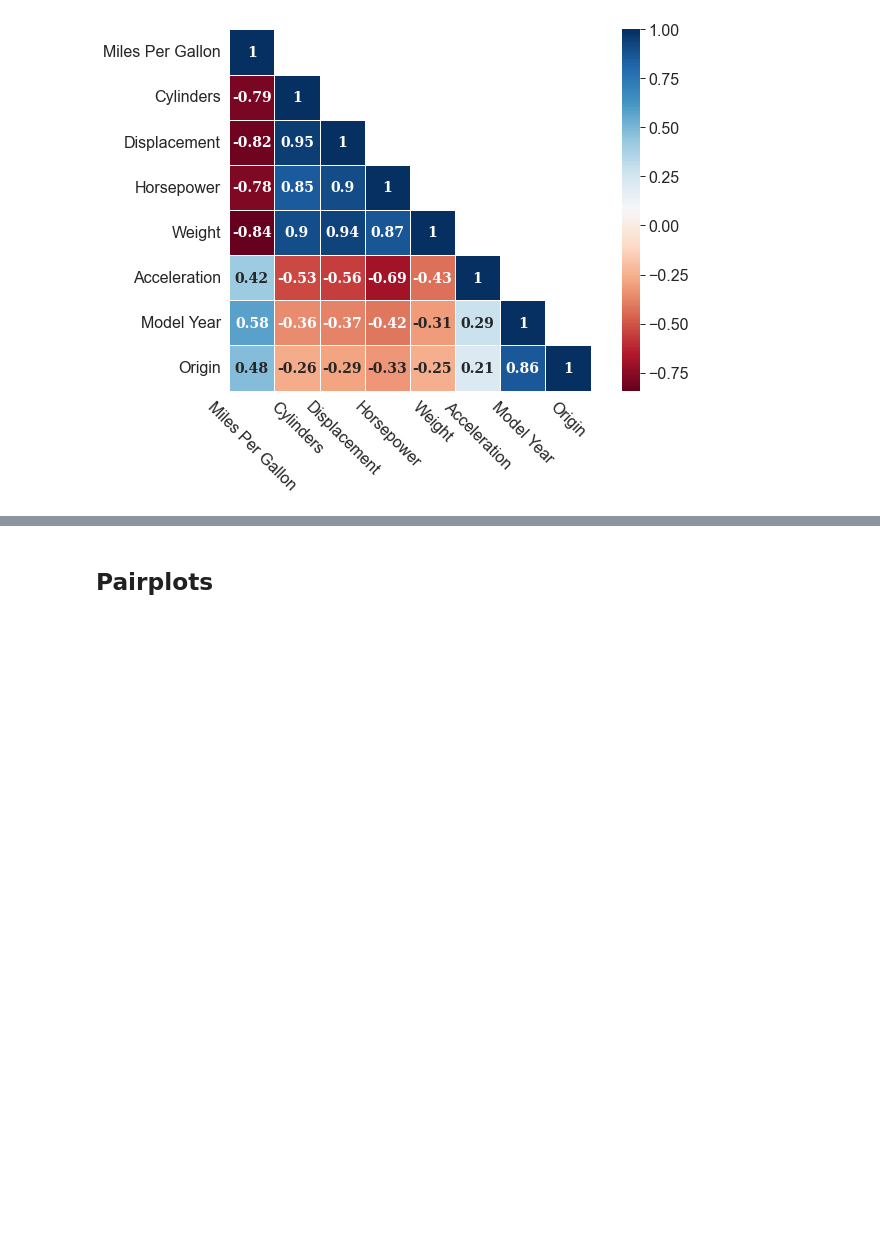
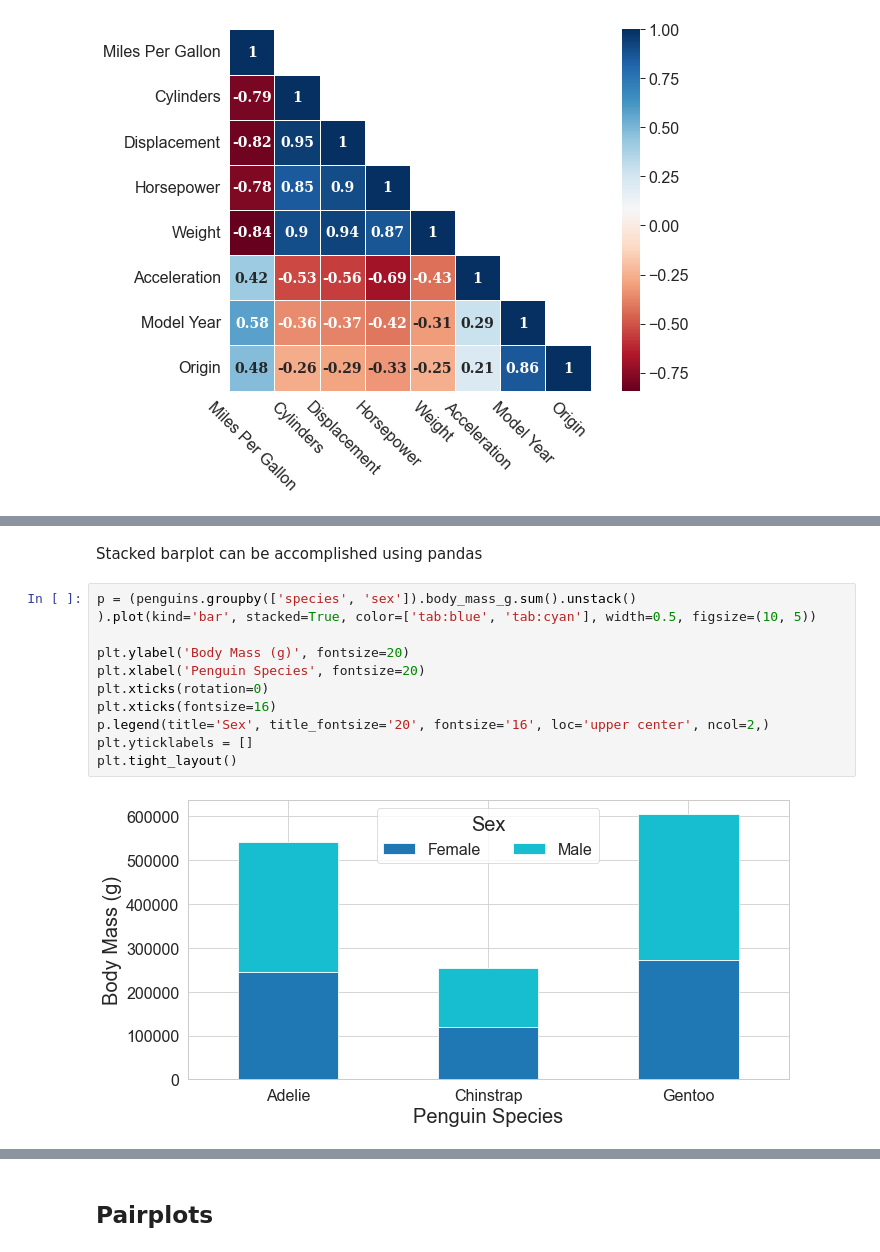
Before and after one commit to bartosz67/matplotlib_seaborn_plots, a Jupyter notebook: plots.ipynb, the cells around one changed output, grey strips where cells are left out. Saved outputs shown, nothing was run; the diff lists cells and outputs as text; blank space fills up the shorter version.

```diff
--- a/plots.ipynb
+++ b/plots.ipynb
@@ -570,0 +688,15 @@ plt.tight_layout()
+# %% [markdown]
+Stacked barplot can be accomplished using pandas
+# %%
+p = (penguins.groupby(['species', 'sex']).body_mass_g.sum().unstack()
+).plot(kind='bar', stacked=True, color=['tab:blue', 'tab:cyan'], width=0.5, figsize=(10, 5))
+
+plt.ylabel('Body Mass (g)', fontsize=20)
+plt.xlabel('Penguin Species', fontsize=20)
+plt.xticks(rotation=0)
+plt.xticks(fontsize=16)
+p.legend(title='Sex', title_fontsize='20', fontsize='16', loc='upper center', ncol=2,)
+plt.yticklabels = []
+plt.tight_layout()
+# %% [output]
+[figure, added]
```
Also changed, not shown: parts of 13 cells of this notebook.
